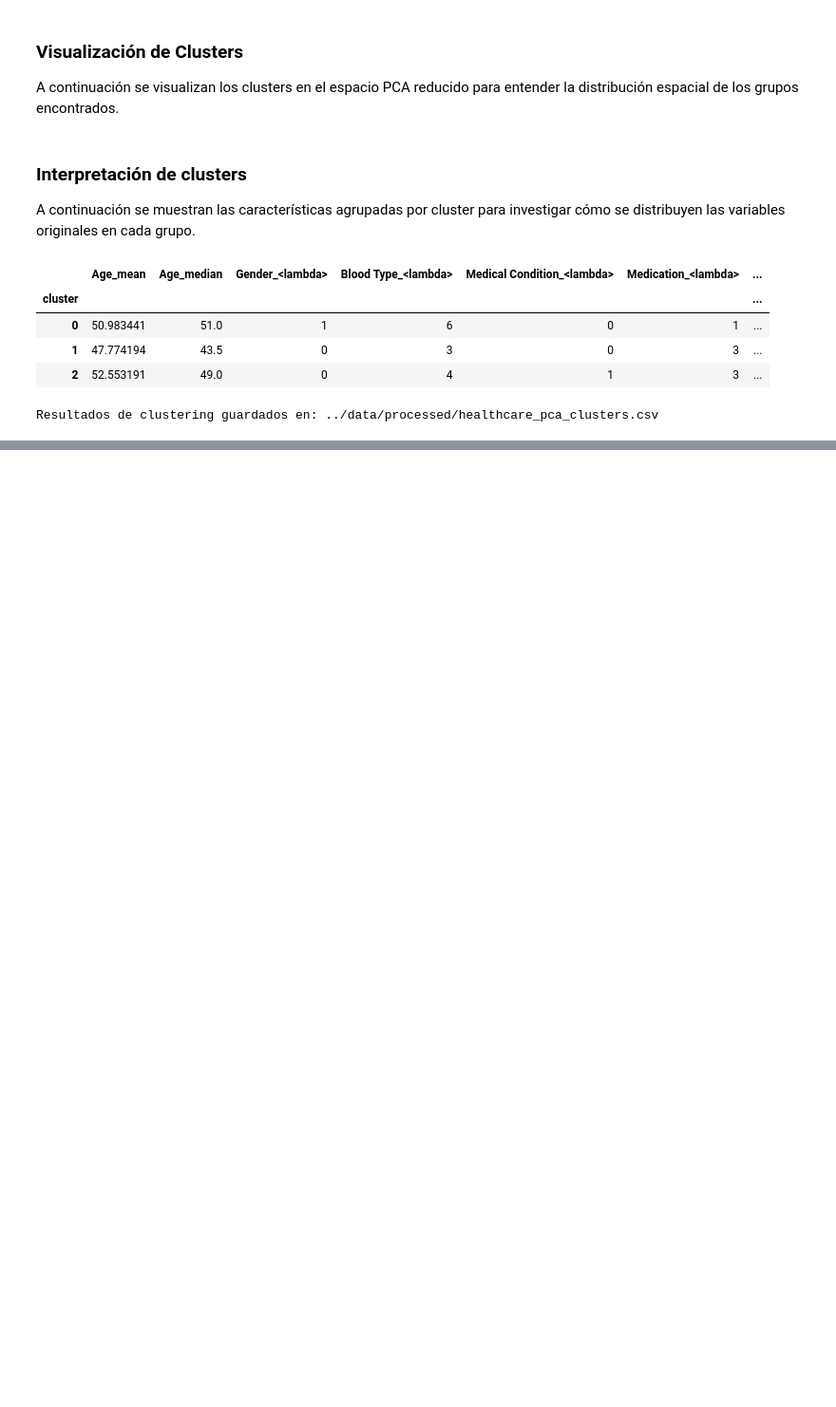
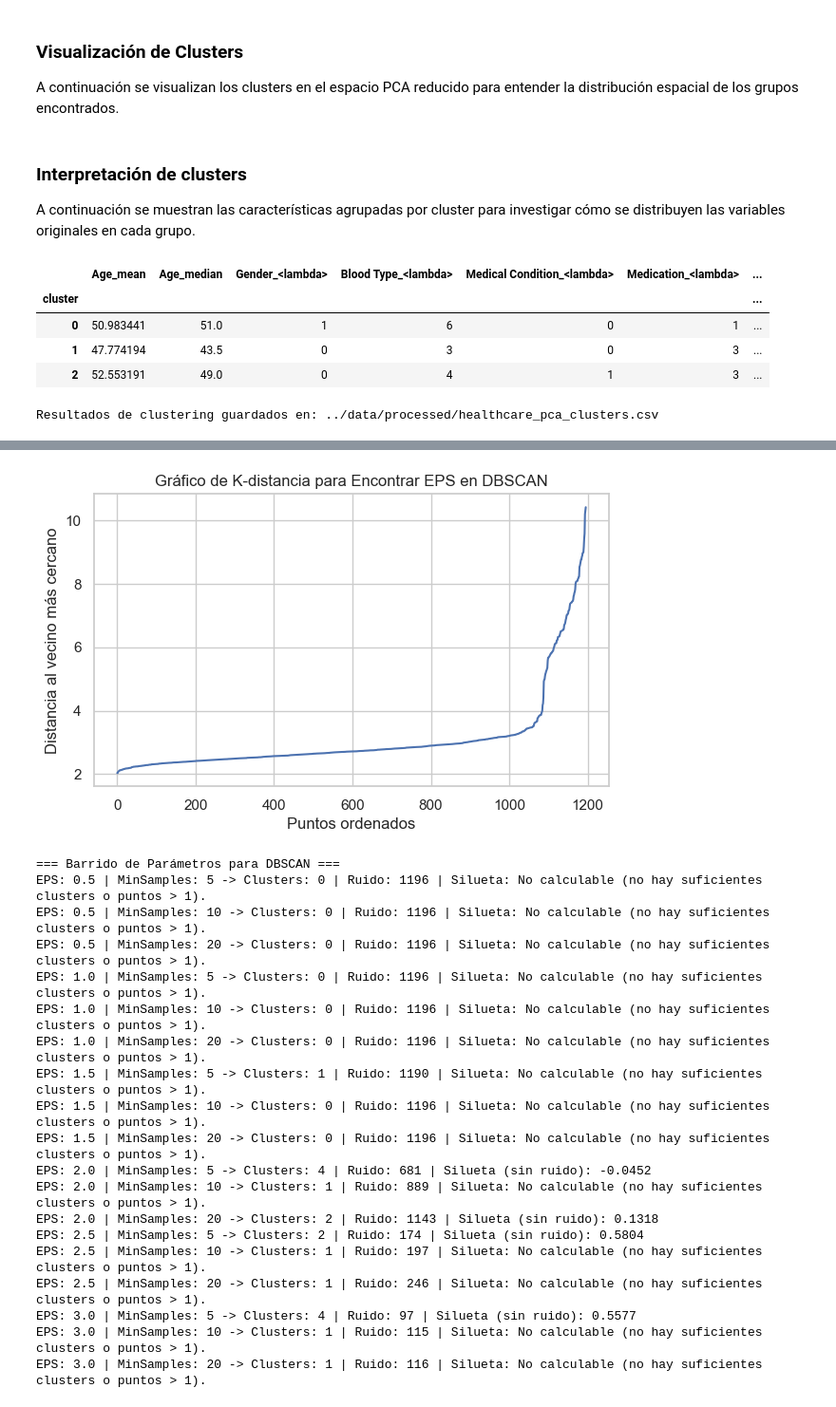
Before and after one commit to SofiaGMiranda/BIG-DATA-FINAL-PROYECT-2025-01, a Jupyter notebook: project/notebooks/week7_clustering_validation.ipynb, the cells around one changed output, grey strips where cells are left out. Shown at 95% size. Cells and saved outputs as stored; diff of their text form; code cells hidden in the pictures; blank space fills up the shorter version.

```diff
--- a/project/notebooks/week7_clustering_validation.ipynb
+++ b/project/notebooks/week7_clustering_validation.ipynb
@@ -197,0 +228,68 @@ Resultados de clustering guardados en: ../data/processed/healthcare_pca_clusters
+# %%
+import numpy as np
+from sklearn.cluster import DBSCAN
+from sklearn.neighbors import NearestNeighbors
+import matplotlib.pyplot as plt
+from sklearn.metrics import silhouette_score
+
+# 1. Encontrar el EPS óptimo usando el método de la rodilla (K-distance graph)
+# Usamos n_neighbors = 2 * dimensiones del dataset (por ejemplo, si tras PCA tienes 3 componentes)
+n_features = df_pca.shape[1]
+neighbors = NearestNeighbors(n_neighbors=2 * n_features)
+neighbors_fit = neighbors.fit(df_pca)
+distances, indices = neighbors_fit.kneighbors(df_pca)
+
+# Ordenar distancias y graficar
+distances = np.sort(distances[:, -1], axis=0)
+plt.figure(figsize=(7, 4))
+plt.plot(distances)
+plt.title("Gráfico de K-distancia para Encontrar EPS en DBSCAN")
+plt.xlabel("Puntos ordenados")
+plt.ylabel("Distancia al vecino más cercano")
+plt.grid(True)
+plt.show()
+
+print("=== Barrido de Parámetros para DBSCAN ===")
+# Aumentamos el rango de eps, ya que los valores anteriores no encontraron clusters.
+for eps in [0.5, 1.0, 1.5, 2.0, 2.5, 3.0]: # Rango de eps ajustado
+    for min_samples in [5, 10, 20]:
+        dbscan = DBSCAN(eps=eps, min_samples=min_samples)
+        labels = dbscan.fit_predict(df_pca)
+
+
+        core_samples_mask = (labels != -1)
+
+        distinct_cluster_labels = set(labels[core_samples_mask])
+
+
+        if len(distinct_cluster_labels) > 1 and np.sum(core_samples_mask) > 1:
+            score = silhouette_score(df_pca[core_samples_mask], labels[core_samples_mask])
+            n_clusters = len(distinct_cluster_labels)
+            noise_count = np.sum(labels == -1)
+            print(f"EPS: {eps:.1f} | MinSamples: {min_samples} -> Clusters: {n_clusters} | Ruido: {noise_count} | Silueta (sin ruido): {score:.4f}")
+        else:
+            # De no ser valido el cluster o haber problemas se procede a imprimir un mensaje de falta de claves
+            n_clusters = len(distinct_cluster_labels)
+            noise_count = np.sum(labels == -1)
+            print(f"EPS: {eps:.1f} | MinSamples: {min_samples} -> Clusters: {n_clusters} | Ruido: {noise_count} | Silueta: No calculable (no hay suficientes clusters o puntos > 1).")
+# %% [output]
+[figure, added]
+=== Barrido de Parámetros para DBSCAN ===
+EPS: 0.5 | MinSamples: 5 -> Clusters: 0 | Ruido: 1196 | Silueta: No calculable (no hay suficientes clusters o puntos > 1).
+EPS: 0.5 | MinSamples: 10 -> Clusters: 0 | Ruido: 1196 | Silueta: No calculable (no hay suficientes clusters o puntos > 1).
+EPS: 0.5 | MinSamples: 20 -> Clusters: 0 | Ruido: 1196 | Silueta: No calculable (no hay suficientes clusters o puntos > 1).
+EPS: 1.0 | MinSamples: 5 -> Clusters: 0 | Ruido: 1196 | Silueta: No calculable (no hay suficientes clusters o puntos > 1).
+EPS: 1.0 | MinSamples: 10 -> Clusters: 0 | Ruido: 1196 | Silueta: No calculable (no hay suficientes clusters o puntos > 1).
+EPS: 1.0 | MinSamples: 20 -> Clusters: 0 | Ruido: 1196 | Silueta: No calculable (no hay suficientes clusters o puntos > 1).
+EPS: 1.5 | MinSamples: 5 -> Clusters: 1 | Ruido: 1190 | Silueta: No calculable (no hay suficientes clusters o puntos > 1).
+EPS: 1.5 | MinSamples: 10 -> Clusters: 0 | Ruido: 1196 | Silueta: No calculable (no hay suficientes clusters o puntos > 1).
+EPS: 1.5 | MinSamples: 20 -> Clusters: 0 | Ruido: 1196 | Silueta: No calculable (no hay suficientes clusters o puntos > 1).
+EPS: 2.0 | MinSamples: 5 -> Clusters: 4 | Ruido: 681 | Silueta (sin ruido): -0.0452
+EPS: 2.0 | MinSamples: 10 -> Clusters: 1 | Ruido: 889 | Silueta: No calculable (no hay suficientes clusters o puntos > 1).
+EPS: 2.0 | MinSamples: 20 -> Clusters: 2 | Ruido: 1143 | Silueta (sin ruido): 0.1318
+EPS: 2.5 | MinSamples: 5 -> Clusters: 2 | Ruido: 174 | Silueta (sin ruido): 0.5804
+EPS: 2.5 | MinSamples: 10 -> Clusters: 1 | Ruido: 197 | Silueta: No calculable (no hay suficientes clusters o puntos > 1).
+EPS: 2.5 | MinSamples: 20 -> Clusters: 1 | Ruido: 246 | Silueta: No calculable (no hay suficientes clusters o puntos > 1).
+EPS: 3.0 | MinSamples: 5 -> Clusters: 4 | Ruido: 97 | Silueta (sin ruido): 0.5577
+EPS: 3.0 | MinSamples: 10 -> Clusters: 1 | Ruido: 115 | Silueta: No calculable (no hay suficientes clusters o puntos > 1).
+EPS: 3.0 | MinSamples: 20 -> Clusters: 1 | Ruido: 116 | Silueta: No calculable (no hay suficientes clusters o puntos > 1).
```
Also changed, not shown: parts of 3 cells of this notebook, 3 other files.
